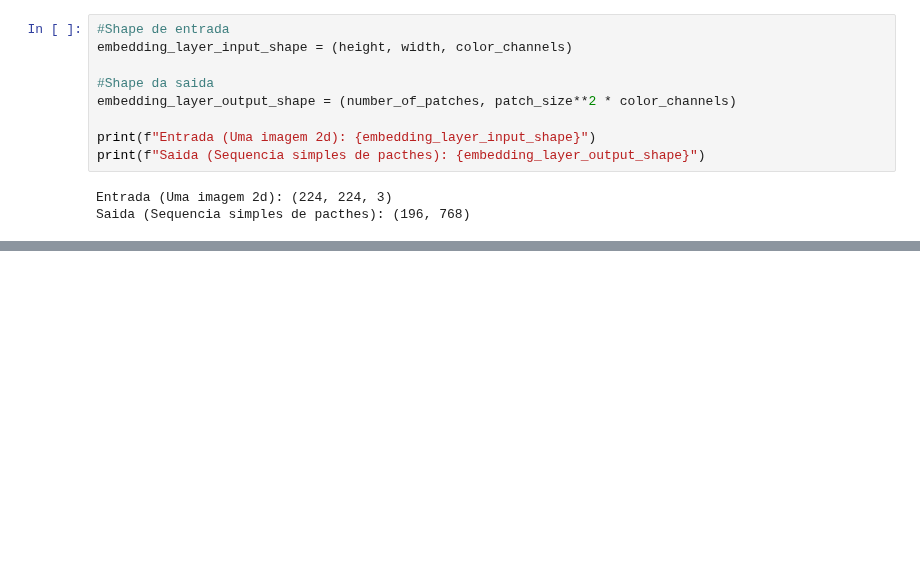
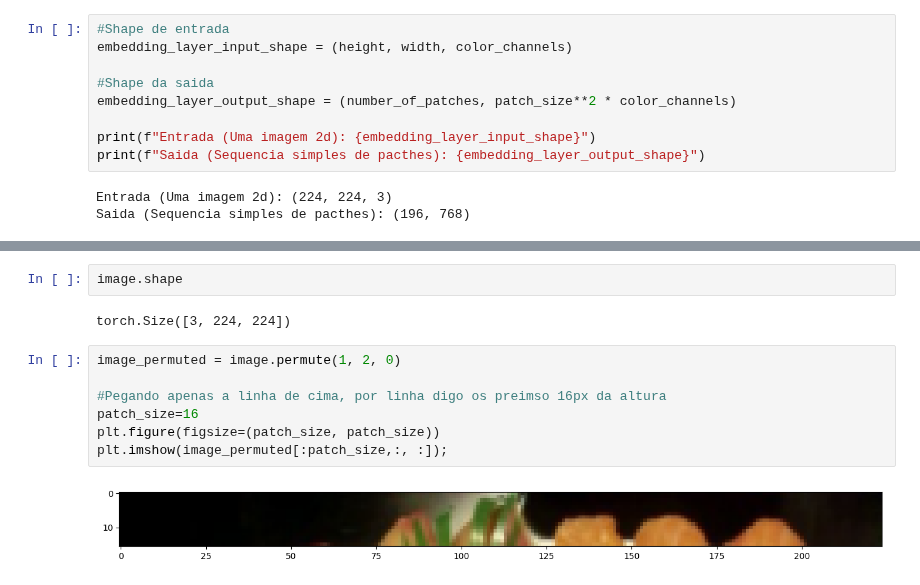
Before and after one commit to HammadN98/pytorch, a Jupyter notebook: 08_pytorch_replicando_paper.ipynb, the cells around one changed output, grey strips where cells are left out. Drawn from its saved outputs; the diff is of its cells as text; blank space fills up the shorter version.

```diff
--- a/08_pytorch_replicando_paper.ipynb
+++ b/08_pytorch_replicando_paper.ipynb
@@ -213,0 +223,13 @@ Saida (Sequencia simples de pacthes): (196, 768)
+# %%
+image.shape
+# %% [output]
+torch.Size([3, 224, 224])
+# %%
+image_permuted = image.permute(1, 2, 0)
+
+#Pegando apenas a linha de cima, por linha digo os preimso 16px da altura
+patch_size=16
+plt.figure(figsize=(patch_size, patch_size))
+plt.imshow(image_permuted[:patch_size,:, :]);
+# %% [output]
+[figure, added]
```
Also changed, not shown: parts of 3 cells of this notebook.
